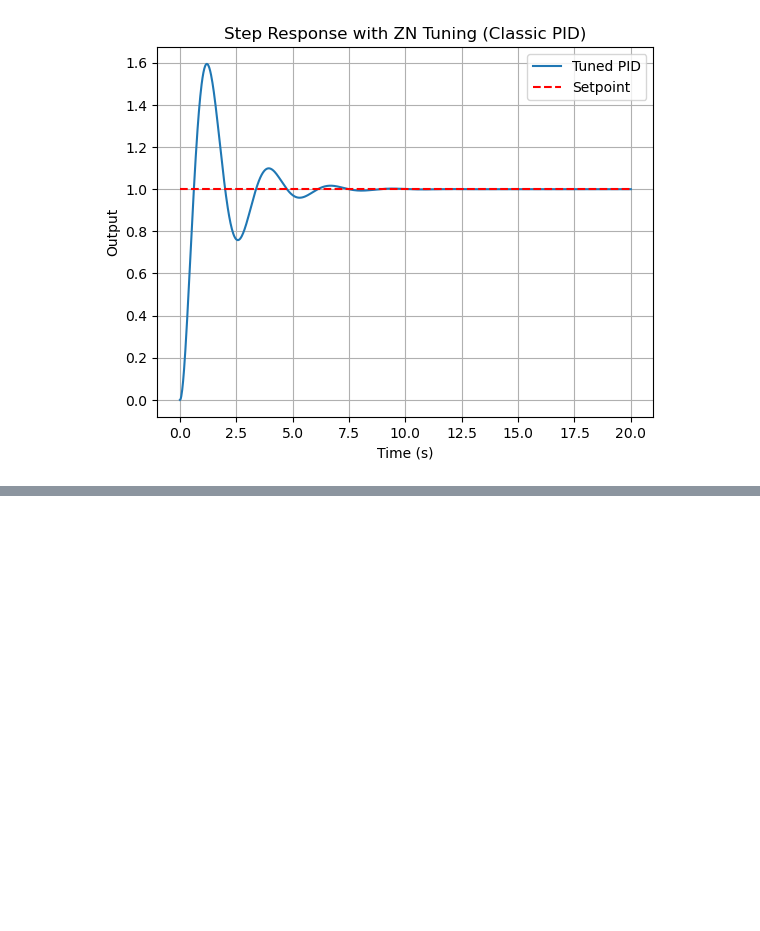
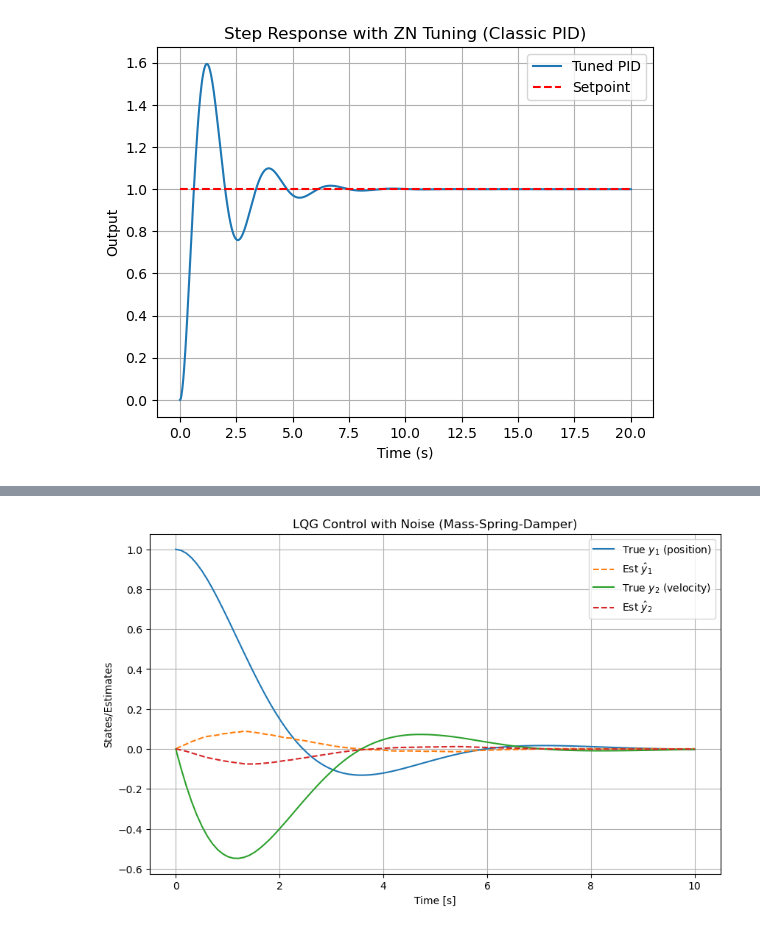
Before and after one commit to Leibniz-IWT/comp_eng, a Jupyter notebook: solutions/control.ipynb, the cells around one changed output, grey strips where cells are left out. Cells and saved outputs as stored; diff of their text form; code cells hidden in the pictures; blank space fills up the shorter version.

```diff
--- a/solutions/control.ipynb
+++ b/solutions/control.ipynb
@@ -532,0 +716,80 @@ plt.show()
+# %%
+import numpy as np
+from scipy.linalg import solve_continuous_are
+from scipy.integrate import solve_ivp
+import matplotlib.pyplot as plt
+
+# Mass-spring-damper model
+A = np.array([[0, 1], [-1, -1]])
+B = np.array([[0], [1]])
+C = np.array([[1, 0]])  # Partial output: measure position only
+
+# (a) LQR design
+Q_lqr = np.eye(2)
+R_lqr = np.array([[0.1]])
+
+P_lqr = solve_continuous_are(A, B, Q_lqr, R_lqr)
+K = np.linalg.inv(R_lqr) @ B.T @ P_lqr
+print("LQR Gain K:", K)
+
+# Kalman design
+Qn = np.eye(2) * 0.01  # Process noise covariance
+Rn = np.array([[0.1]])  # Measurement noise covariance
+
+Pe = solve_continuous_are(A.T, C.T, Qn, Rn)
+L = Pe @ C.T @ np.linalg.inv(Rn)
+print("Kalman Gain L:", L)
+
+# (b) LQG dynamics: augmented state [y; y_hat]
+def lqg_dyn(t, y_full):
+    y = y_full[:2]
+    y_hat = y_full[2:]
+    u = -K @ y_hat  # Control based on estimate
+    w = np.random.multivariate_normal(np.zeros(2), Qn * 0.001)  # Scaled noise
+    dy = A @ y + (B @ u).squeeze() + w
+    v = np.random.normal(0, np.sqrt(Rn.squeeze()))
+    z = (C @ y).squeeze() + v
+    resid = z - (C @ y_hat).squeeze()
+    dy_hat = A @ y_hat + (B @ u).squeeze() + (L.squeeze() * resid)
+    return np.hstack([dy, dy_hat])
+
+# Initial conditions: y(0) = [1, 0], y_hat(0) = [0, 0]
+y0_full = np.hstack([[1, 0], [0, 0]])
+sol_lqg = solve_ivp(lqg_dyn, [0, 10], y0_full, t_eval=np.linspace(0, 10, 100))
+
+# Plot
+plt.figure(figsize=(10, 6))
+plt.plot(sol_lqg.t, sol_lqg.y[0], label='True $   y_1   $ (position)')
+plt.plot(sol_lqg.t, sol_lqg.y[2], '--', label='Est $   \hat{y}_1   $')
+plt.plot(sol_lqg.t, sol_lqg.y[1], label='True $   y_2   $ (velocity)')
+plt.plot(sol_lqg.t, sol_lqg.y[3], '--', label='Est $   \hat{y}_2   $')
+plt.xlabel('Time [s]')
+plt.ylabel('States/Estimates')
+plt.title('LQG Control with Noise (Mass-Spring-Damper)')
+plt.legend()
+plt.grid()
+plt.show()
+
+# (c) Verify separation principle
+A_lqr = A - B @ K
+A_kal = A - L @ C
+eigs_lqr = np.linalg.eigvals(A_lqr)
+eigs_kal = np.linalg.eigvals(A_kal)
+
+# Augmented closed-loop matrix
+A_aug = np.block([[A, -B @ K], [L @ C, A - B @ K - L @ C]])
+eigs_aug = np.linalg.eigvals(A_aug)
+
+print("LQR eigenvalues:", eigs_lqr)
+print("Kalman eigenvalues:", eigs_kal)
+print("Augmented eigenvalues (union):", np.sort(eigs_aug))
+
+# (d) Tuned LQR for fuel efficiency (higher R_lqr)
+R_lqr_tuned = np.array([[1.0]])
+P_lqr_tuned = solve_continuous_are(A, B, Q_lqr, R_lqr_tuned)
+K_tuned = np.linalg.inv(R_lqr_tuned) @ B.T @ P_lqr_tuned
+print("Tuned LQR Gain K (higher R):", K_tuned)
+
+# Re-simulate with tuned K (replace K in lqg_dyn for new run)
+# (Discussion: Higher R reduces gains, slower response, but lower input effort; estimation unaffected by separation.)
+# %% [output]
@@ -532,0 +799 @@ plt.show()
+[figure, added]
```
Also changed, not shown: parts of 11 cells of this notebook.
